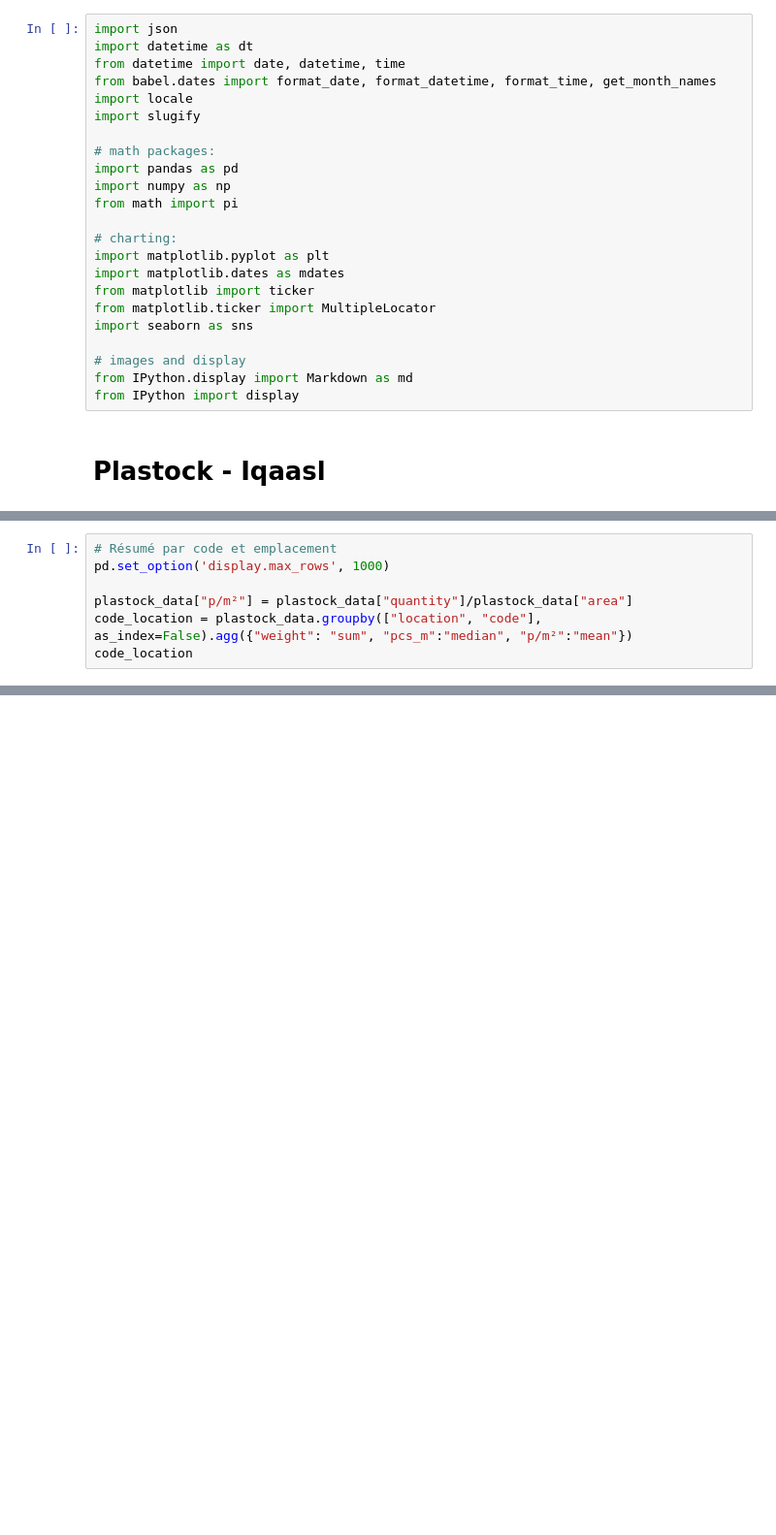
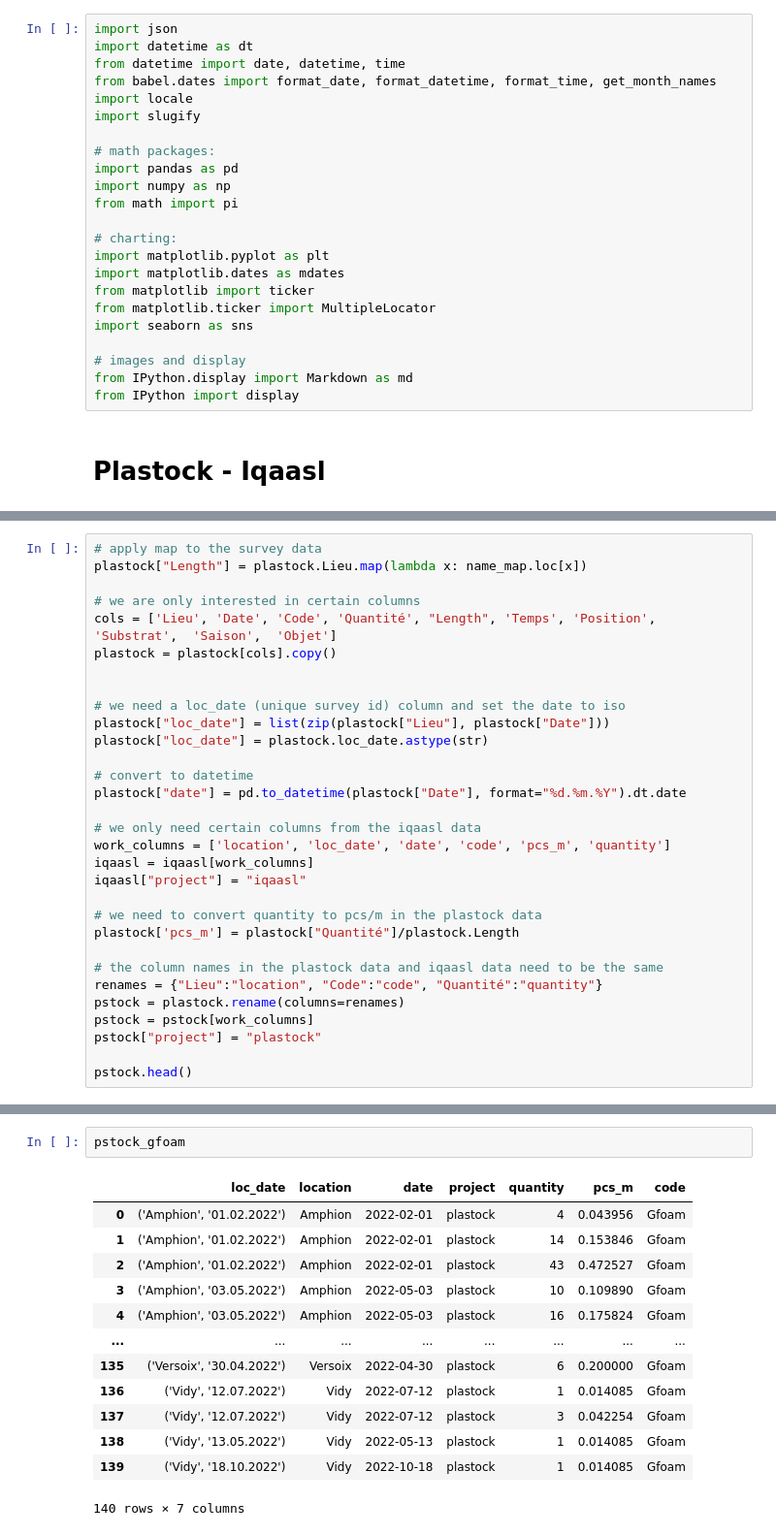
Before and after one commit to AssociationSauvegardeLeman/plastock, a Jupyter notebook: plastock_iqaasl.ipynb, the cells around one changed output, grey strips where cells are left out. Shown at 97% size. Drawn from its saved outputs; the diff is of its cells as text; blank space fills up the shorter version.

```diff
--- a/plastock_iqaasl.ipynb
+++ b/plastock_iqaasl.ipynb
@@ -160,0 +85,31 @@ beaches_csv_orientation = plastock_beaches[["location","orientation"]].set_index
+# %%
+# apply map to the survey data
+plastock["Length"] = plastock.Lieu.map(lambda x: name_map.loc[x])
+
+# we are only interested in certain columns
+cols = ['Lieu', 'Date', 'Code', 'Quantité', "Length", 'Temps', 'Position', 'Substrat',  'Saison',  'Objet']
+plastock = plastock[cols].copy()
+
+
+# we need a loc_date (unique survey id) column and set the date to iso
+plastock["loc_date"] = list(zip(plastock["Lieu"], plastock["Date"]))
+plastock["loc_date"] = plastock.loc_date.astype(str)
+
+# convert to datetime
+plastock["date"] = pd.to_datetime(plastock["Date"], format="%d.%m.%Y").dt.date
+
+# we only need certain columns from the iqaasl data
+work_columns = ['location', 'loc_date', 'date', 'code', 'pcs_m', 'quantity']
+iqaasl = iqaasl[work_columns]
+iqaasl["project"] = "iqaasl"
+
+# we need to convert quantity to pcs/m in the plastock data
+plastock['pcs_m'] = plastock["Quantité"]/plastock.Length
+
+# the column names in the plastock data and iqaasl data need to be the same
+renames = {"Lieu":"location", "Code":"code", "Quantité":"quantity"}
+pstock = plastock.rename(columns=renames)
+pstock = pstock[work_columns]
+pstock["project"] = "plastock"
+
+pstock.head()
@@ -522,7 +184,0 @@ Résumé par localité:
-# %%
-# Résumé par code et emplacement
-pd.set_option('display.max_rows', 1000)
-
-plastock_data["p/m²"] = plastock_data["quantity"]/plastock_data["area"]
-code_location = plastock_data.groupby(["location", "code"], as_index=False).agg({"weight": "sum", "pcs_m":"median", "p/m²":"mean"})
-code_location
@@ -611,0 +185,16 @@ code_location
+# %%
+pstock_gfoam
+# %% [output]
+|  | loc_date | location | date | project | quantity | pcs_m | code |
+| 0 | ('Amphion', '01.02.2022') | Amphion | 2022-02-01 | plastock | 4 | 0.043956 | Gfoam |
+| 1 | ('Amphion', '01.02.2022') | Amphion | 2022-02-01 | plastock | 14 | 0.153846 | Gfoam |
+| 2 | ('Amphion', '01.02.2022') | Amphion | 2022-02-01 | plastock | 43 | 0.472527 | Gfoam |
+| 3 | ('Amphion', '03.05.2022') | Amphion | 2022-05-03 | plastock | 10 | 0.109890 | Gfoam |
+| 4 | ('Amphion', '03.05.2022') | Amphion | 2022-05-03 | plastock | 16 | 0.175824 | Gfoam |
+| ... | ... | ... | ... | ... | ... | ... | ... |
+| 135 | ('Versoix', '30.04.2022') | Versoix | 2022-04-30 | plastock | 6 | 0.200000 | Gfoam |
+| 136 | ('Vidy', '12.07.2022') | Vidy | 2022-07-12 | plastock | 1 | 0.014085 | Gfoam |
+| 137 | ('Vidy', '12.07.2022') | Vidy | 2022-07-12 | plastock | 3 | 0.042254 | Gfoam |
+| 138 | ('Vidy', '13.05.2022') | Vidy | 2022-05-13 | plastock | 1 | 0.014085 | Gfoam |
+| 139 | ('Vidy', '18.10.2022') | Vidy | 2022-10-18 | plastock | 1 | 0.014085 | Gfoam |
+140 rows × 7 columns
```
Also changed, not shown: parts of 27 cells of this notebook.
